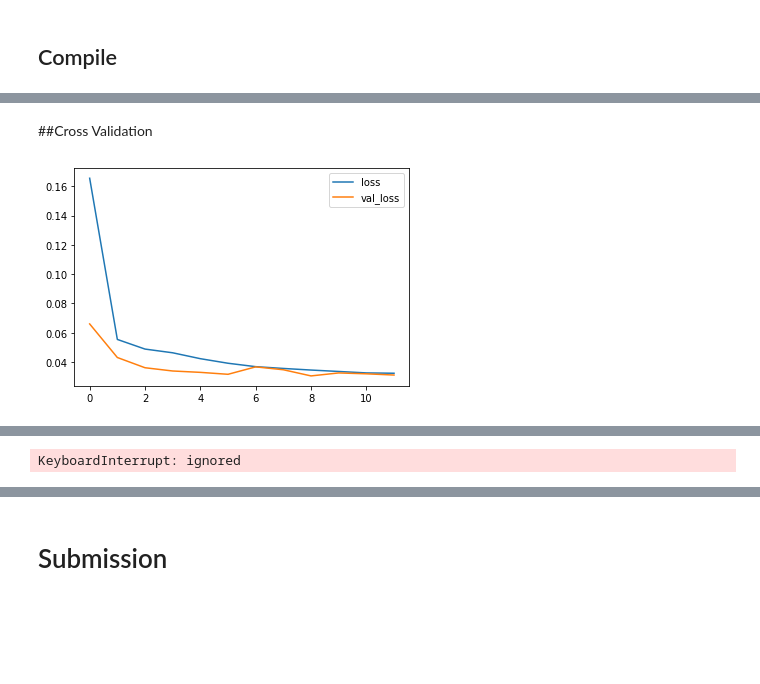
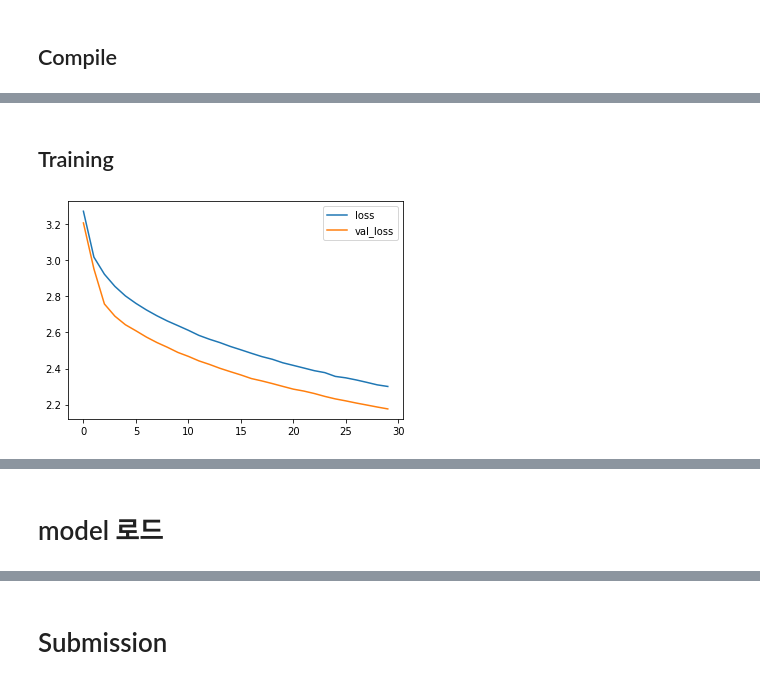
Before and after one commit to crimama/Airport_Configuration, a Jupyter notebook: notebook/Hun_Baseline.ipynb, the cells around one changed output, grey strips where cells are left out. Drawn from its saved outputs; the diff is of its cells as text; code cells hidden in the pictures; blank space fills up the shorter version.

```diff
--- a/notebook/Hun_Baseline.ipynb
+++ b/notebook/Hun_Baseline.ipynb
@@ -84,7 +99,7 @@ open_train_label = pd.read_csv('/content/drive/MyDrive/공유용/
 # %%
 #각 항공 별 label one hot encoding
 for airport in tqdm(airport_names):
-  airport_config = config_df[airport]
+  airport_config = split_config_min(config_df[airport],'30min') #Timestamp 30분 단위로 분할
 
   labels = pd.get_dummies(open_train_label[open_train_label['airport']==airport],columns=['config']).columns[4:]
   labels = list(pd.Series(labels).apply(lambda x : x.split(':')[-1]))
@@ -297,34 +369,54 @@ def make_model(config_input):
 # %%
-lr = 0.001
-optimizer = Adam(learning_rate = lr)
+initial_learning_rate = 0.0005
+lr_schedule = tf.keras.optimizers.schedules.ExponentialDecay(
+    initial_learning_rate,
+    decay_steps=100000,
+    decay_rate=0.96,
+    staircase=True)
+
+optimizer = tfa.optimizers.RectifiedAdam(
+    learning_rate=lr_schedule,
+    total_steps=10000,
+    warmup_proportion=0.1,
+    min_lr=1e-5,
+)
 # %% [markdown]
-##Cross Validation
+## Training
+# %%
+for airport in airport_names:
+  lamp_df[airport] = lamp_df[airport].dropna()
 # %%
 #해당 airport 요소들
 models_list = {}
 historys_list = {}
+n=0
 for airport in airport_names:
-  airport_config = config_df[airport]
-  shape = len(airport_config.columns[2:])
-  tiomestamps = make_timestamps(airport_config)
+  if n>=3:
+    airport_config = config_df[airport]
+    lamp = lamp_df[airport]
+    shape = len(airport_config.columns)-2
+    timestamps = make_timestamps(airport_config)
 
-  #train-valid  분할
-  train_timestamps = timestamps[:15738]
-  valid_timestamps = timestamps[15750:]
+    #train-valid  분할
+    from sklearn.model_selection import train_test_split
+    train_timestamps,valid_timestamps = train_test_split(timestamps,test_size=0.1,random_state=42)
 
-  #제너레이터
-  BATCH_SIZE = 64
-  train_generator = DataGenerator(airport_config,train_timestamps,BATCH_SIZE)
-  valid_generator = DataGenerator(airport_config,valid_timestamps,BATCH_SIZE)
+    #제너레이터
+    BATCH_SIZE = 64
+    train_generator = DataGenerator(train_timestamps,BATCH_SIZE,shuffle=True)
+    valid_generator = DataGenerator(valid_timestamps,BATCH_SIZE)
 
-  #모델
-  config_input = Input((12,shape))
-  model = make_model(config_input)
+    #모델
+    conf_input = Input((24,shape))
+    lamp_input = Input((6,2))
+    model = make_model(conf_input,lamp_input)
+    callbacks = return_callbacks()
 
-  model.compile(optimizer='adam',loss = 'mse',metrics=['mae'])
-  history = model.fit(train_generator,validation_data = valid_generator, epochs=30,verbose=1,callbacks=callbacks)
+    model.compile(optimizer=optimizer,loss = 'categorical_crossentropy',metrics=[tf.keras.metrics.MeanSquaredLogarithmicError()])
+    history = model.fit(train_generator,validation_data = valid_generator, epochs=30,verbose=1,callbacks=callbacks)
 
-  models_list[airport] = model
-  historys_list[airport] = history
+    models_list[airport] = model
+    historys_list[airport] = history
+  n+=1
 # %% [output]
-[figure, old version]
+[figure, new version]
@@ -335 +428,2 @@ Epoch 13/30
-KeyboardInterrupt: ignored
+# %% [markdown]
+# model 로드
```
Also changed, not shown: parts of 53 cells of this notebook, 10 other files.
